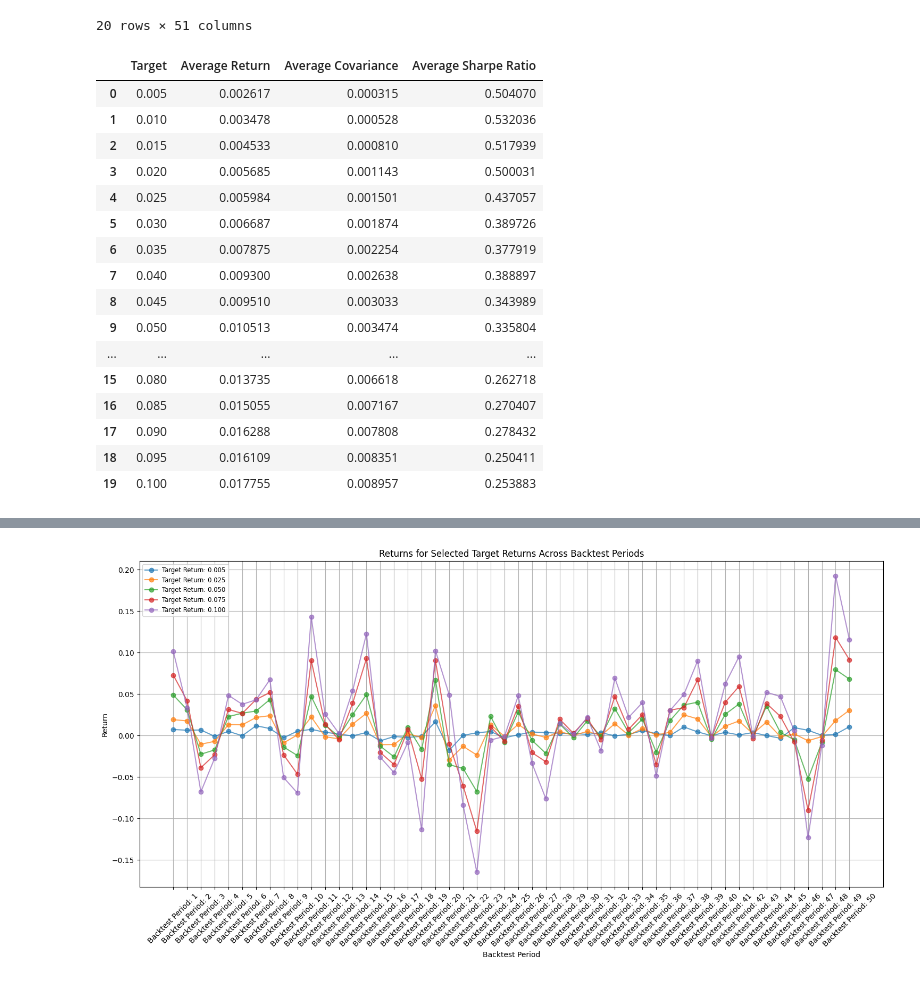
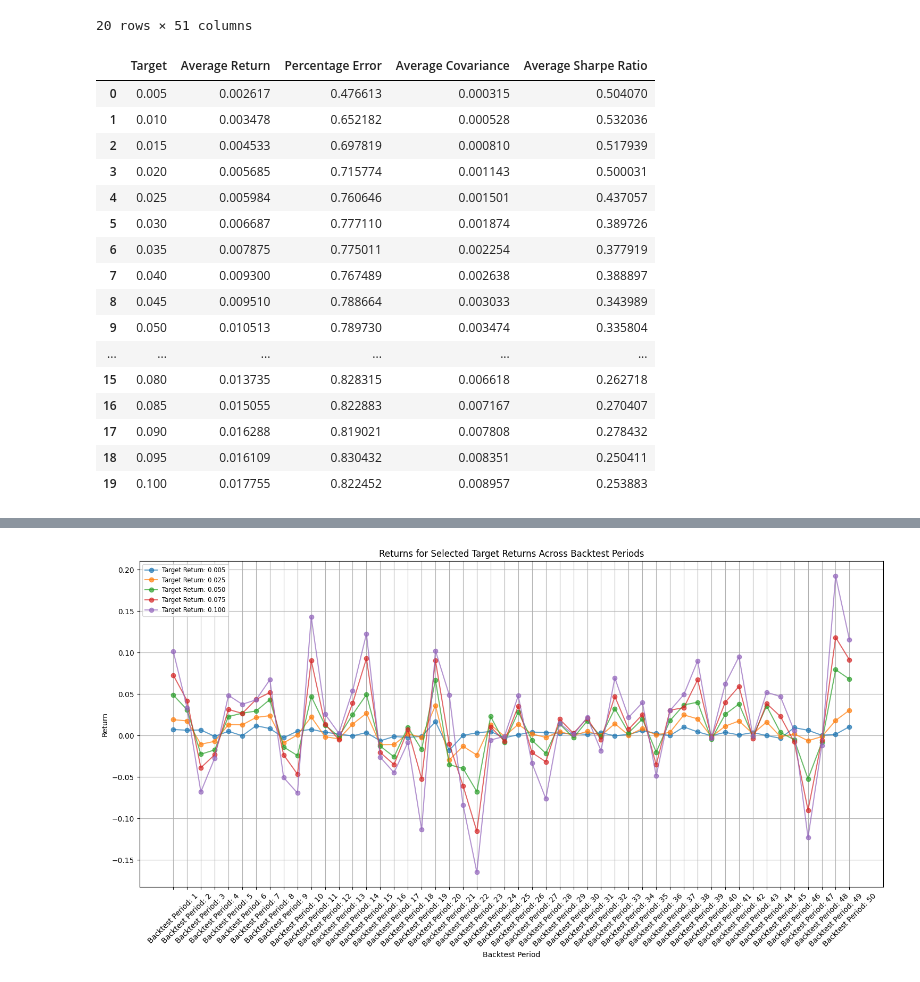
Before and after one commit to 97continuum/Portfolio_Optimizer_CPP, a Jupyter notebook: src/python/visualization.ipynb, the cells around one changed output, grey strips where cells are left out. Drawn from its saved outputs; the diff is of its cells as text; code cells hidden in the pictures.

```diff
--- a/src/python/visualization.ipynb
+++ b/src/python/visualization.ipynb
@@ -31,33 +34,37 @@ returns
 # %%
 avg_return_per_target = returns.mean(axis = 1)
 avg_cov_per_target = cov.mean(axis = 1)
 SR = (returns.mean(axis=1))/(returns.std(axis=1))
 target = [0.005*(i) for i in range(1, 21)]
 
 portfolio_metrics = pd.DataFrame(
     {
         "Target": target,
         "Average Return": avg_return_per_target,
         "Average Covariance": avg_cov_per_target,
         "Average Sharpe Ratio": SR
     }
 )
+
+percentage_diff_return = (portfolio_metrics['Target'] - portfolio_metrics['Average Return']) / portfolio_metrics['Target']
+portfolio_metrics["Percentage Error"] = percentage_diff_return
+portfolio_metrics = portfolio_metrics.iloc[:,[0, 1, 4, 2, 3]]
 portfolio_metrics
 # %% [output]
-|  | Target | Average Return | Average Covariance | Average Sharpe Ratio |
-| 0 | 0.005 | 0.002617 | 0.000315 | 0.504070 |
-| 1 | 0.010 | 0.003478 | 0.000528 | 0.532036 |
-| 2 | 0.015 | 0.004533 | 0.000810 | 0.517939 |
-| 3 | 0.020 | 0.005685 | 0.001143 | 0.500031 |
-| 4 | 0.025 | 0.005984 | 0.001501 | 0.437057 |
-| 5 | 0.030 | 0.006687 | 0.001874 | 0.389726 |
-| 6 | 0.035 | 0.007875 | 0.002254 | 0.377919 |
-| 7 | 0.040 | 0.009300 | 0.002638 | 0.388897 |
-| 8 | 0.045 | 0.009510 | 0.003033 | 0.343989 |
-| 9 | 0.050 | 0.010513 | 0.003474 | 0.335804 |
-| ... | ... | ... | ... | ... |
-| 15 | 0.080 | 0.013735 | 0.006618 | 0.262718 |
-| 16 | 0.085 | 0.015055 | 0.007167 | 0.270407 |
-| 17 | 0.090 | 0.016288 | 0.007808 | 0.278432 |
-| 18 | 0.095 | 0.016109 | 0.008351 | 0.250411 |
-| 19 | 0.100 | 0.017755 | 0.008957 | 0.253883 |
+|  | Target | Average Return | Percentage Error | Average Covariance | Average Sharpe Ratio |
+| 0 | 0.005 | 0.002617 | 0.476613 | 0.000315 | 0.504070 |
+| 1 | 0.010 | 0.003478 | 0.652182 | 0.000528 | 0.532036 |
+| 2 | 0.015 | 0.004533 | 0.697819 | 0.000810 | 0.517939 |
+| 3 | 0.020 | 0.005685 | 0.715774 | 0.001143 | 0.500031 |
+| 4 | 0.025 | 0.005984 | 0.760646 | 0.001501 | 0.437057 |
+| 5 | 0.030 | 0.006687 | 0.777110 | 0.001874 | 0.389726 |
+| 6 | 0.035 | 0.007875 | 0.775011 | 0.002254 | 0.377919 |
+| 7 | 0.040 | 0.009300 | 0.767489 | 0.002638 | 0.388897 |
+| 8 | 0.045 | 0.009510 | 0.788664 | 0.003033 | 0.343989 |
+| 9 | 0.050 | 0.010513 | 0.789730 | 0.003474 | 0.335804 |
+| ... | ... | ... | ... | ... | ... |
+| 15 | 0.080 | 0.013735 | 0.828315 | 0.006618 | 0.262718 |
+| 16 | 0.085 | 0.015055 | 0.822883 | 0.007167 | 0.270407 |
+| 17 | 0.090 | 0.016288 | 0.819021 | 0.007808 | 0.278432 |
+| 18 | 0.095 | 0.016109 | 0.830432 | 0.008351 | 0.250411 |
+| 19 | 0.100 | 0.017755 | 0.822452 | 0.008957 | 0.253883 |
```
Also changed, not shown: parts of 7 cells of this notebook, 5 other files.
